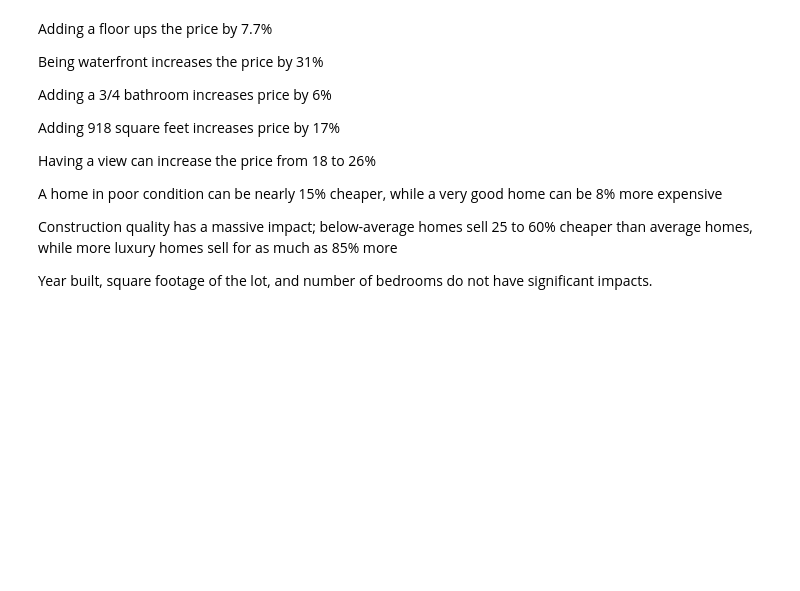
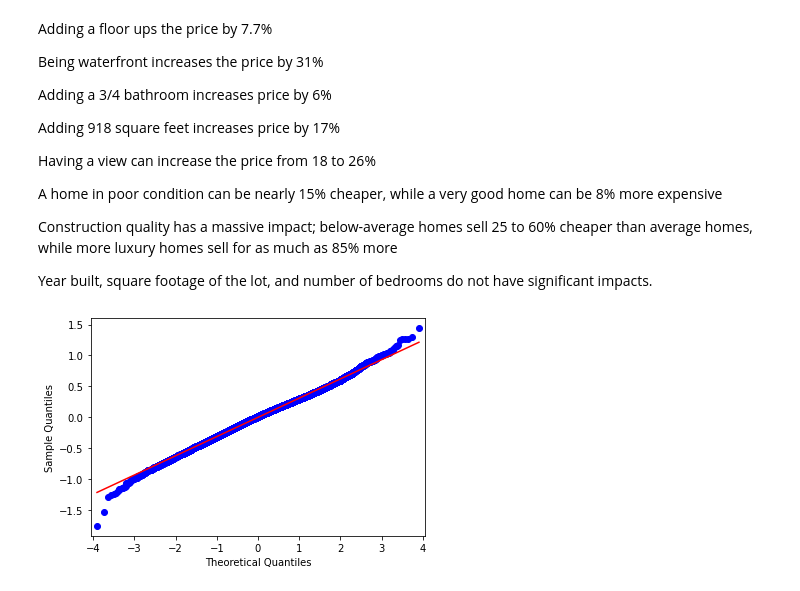
Before and after one commit to DrewFHolcombe/Housing-Sales-Analysis, a Jupyter notebook: Scratch Code/Drew.ipynb, the cells around one changed output. Drawn from its saved outputs; the diff is of its cells as text; code cells hidden in the pictures; blank space fills up the shorter version.

```diff
--- a/Scratch Code/Drew.ipynb
+++ b/Scratch Code/Drew.ipynb
@@ -1015,3 +1016,10 @@ A home in poor condition can be nearly 15% cheaper, while a very good home can b
 Construction quality has a massive impact; below-average homes sell 25 to 60% cheaper than average homes, while more luxury homes sell for as much as 85% more
 
 Year built, square footage of the lot, and number of bedrooms do not have significant impacts.
+# %%
+model_preds = model.predict(x_c_comb2)
+resids = y_log - model_preds
+
+sm.qqplot(resids, line='r');
+# %% [output]
+[figure, added]
```
Also changed, not shown: parts of 23 cells of this notebook, 1 other file.
